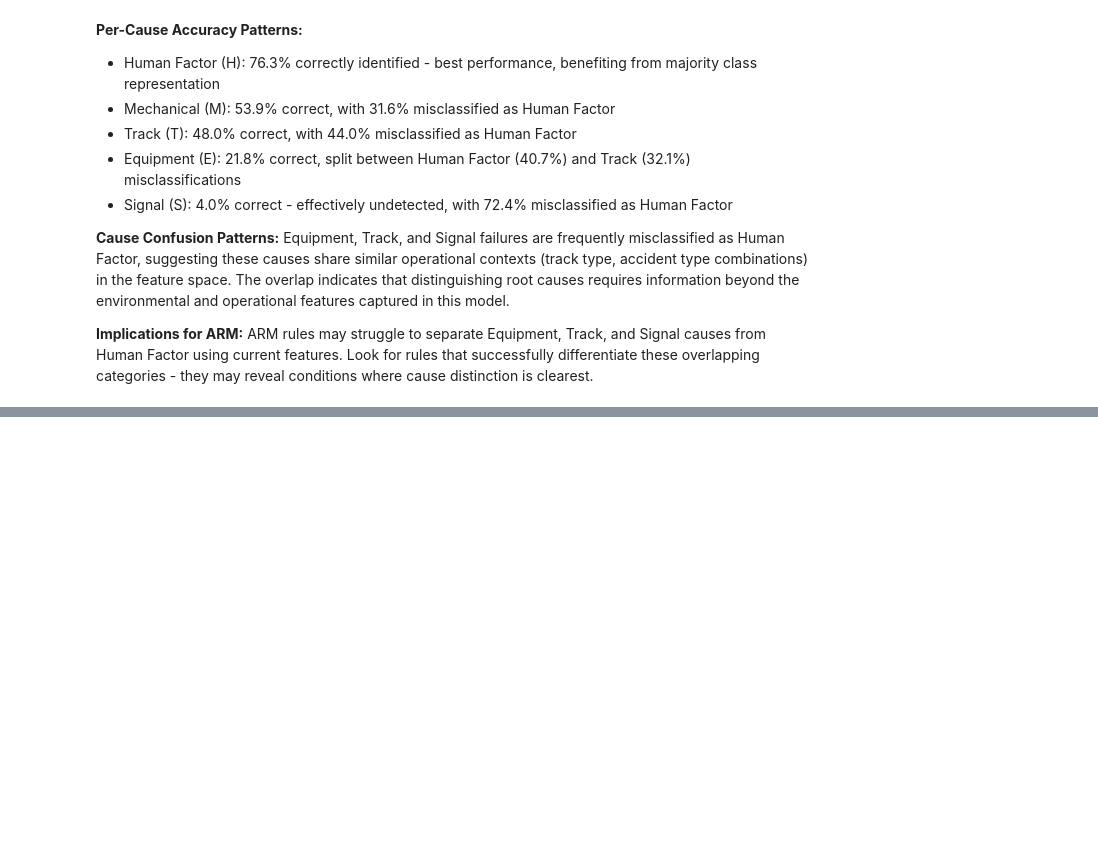
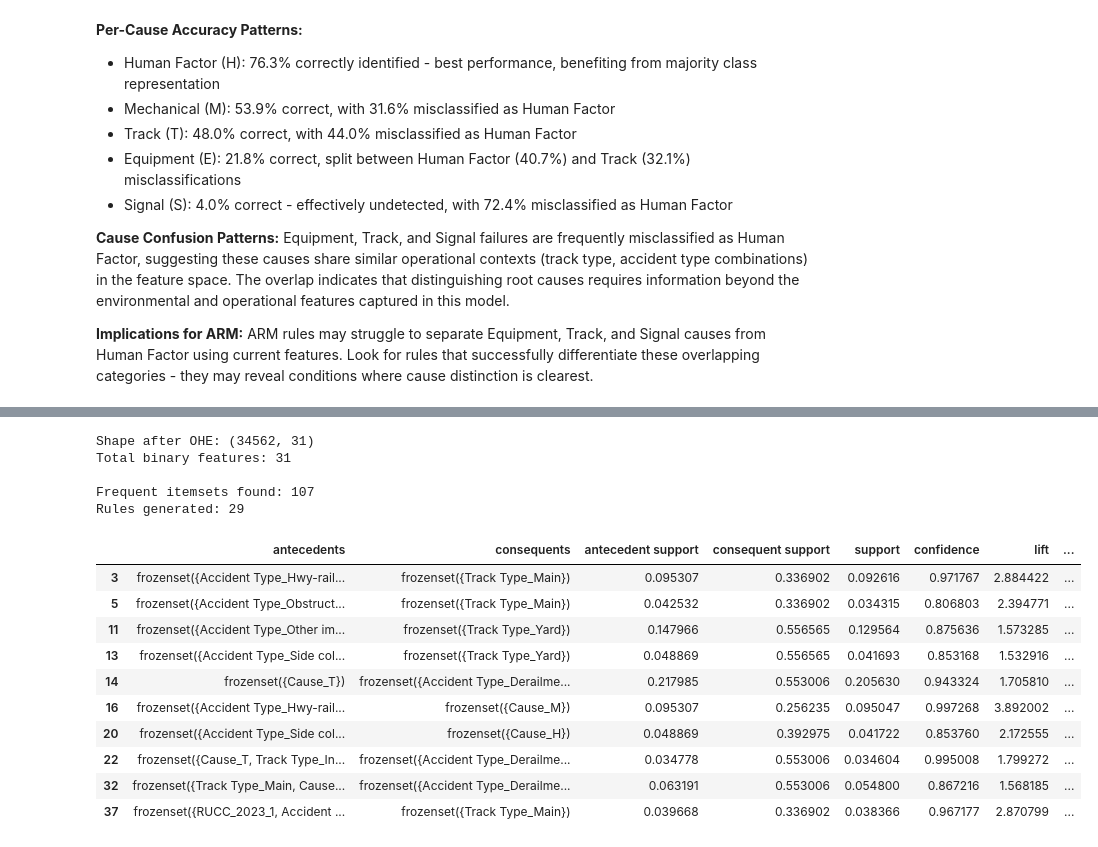
Before and after one commit to TimothyHHMai/rail-risk-census-analysis-521, a Jupyter notebook: notebooks/phase-3-arm-cba-modeling.ipynb, the cells around one changed output, grey strips where cells are left out. Saved outputs shown, nothing was run; the diff lists cells and outputs as text; code cells hidden in the pictures; blank space fills up the shorter version.

Commit message:
ARM analysis complete: 3-feature baseline, equipment comparison, 6-feature runs with high/low thresholds

```diff
--- a/notebooks/phase-3-arm-cba-modeling.ipynb
+++ b/notebooks/phase-3-arm-cba-modeling.ipynb
@@ -338,0 +373,55 @@ ARM rules may struggle to separate Equipment, Track, and Signal causes from Huma
+# %%
+import pandas as pd
+import numpy as np
+from mlxtend.frequent_patterns import apriori, association_rules
+
+df_merged = pd.read_csv("../data/processed/df_merged_features_complete.csv.zip")
+df_encoded = pd.read_csv("../data/processed/df_encoded_features_complete.csv.zip")
+
+# Select 3 features for initial ARM run
+cols_3_features = ['Track Type', 'Accident Type', 'RUCC_2023']
+
+# One-hot encode
+df_ohe_3 = pd.get_dummies(
+    df_merged[cols_3_features],
+    columns=cols_3_features,
+    dtype=int
+)
+
+# Add target variable
+df_arm_3 = pd.concat([df_ohe_3, df_merged['Cause_Category']], axis=1)
+
+# Create binary cause columns for ARM
+cause_dummies = pd.get_dummies(df_arm_3['Cause_Category'], prefix='Cause')
+df_arm_3 = pd.concat([df_arm_3.drop('Cause_Category', axis=1), cause_dummies], axis=1)
+
+print(f"Shape after OHE: {df_arm_3.shape}")
+print(f"Total binary features: {df_arm_3.shape[1]}")
+
+# Generate frequent itemsets
+frequent_itemsets_3 = apriori(df_arm_3, min_support=0.03, use_colnames=True)
+print(f"\nFrequent itemsets found: {len(frequent_itemsets_3)}")
+
+# Generate association rules
+rules_3 = association_rules(frequent_itemsets_3, metric='lift', min_threshold=1.5)
+rules_3 = rules_3[rules_3['confidence'] >= 0.65]
+
+print(f"Rules generated: {len(rules_3)}")
+rules_3.head(10)
+# %% [output]
+Shape after OHE: (34562, 31)
+Total binary features: 31
+
+Frequent itemsets found: 107
+Rules generated: 29
+|  | antecedents | consequents | antecedent support | consequent support | support | confidence | lift | ... |
+| 3 | frozenset({Accident Type_Hwy-rail... | frozenset({Track Type_Main}) | 0.095307 | 0.336902 | 0.092616 | 0.971767 | 2.884422 | ... |
+| 5 | frozenset({Accident Type_Obstruct... | frozenset({Track Type_Main}) | 0.042532 | 0.336902 | 0.034315 | 0.806803 | 2.394771 | ... |
+| 11 | frozenset({Accident Type_Other im... | frozenset({Track Type_Yard}) | 0.147966 | 0.556565 | 0.129564 | 0.875636 | 1.573285 | ... |
+| 13 | frozenset({Accident Type_Side col... | frozenset({Track Type_Yard}) | 0.048869 | 0.556565 | 0.041693 | 0.853168 | 1.532916 | ... |
+| 14 | frozenset({Cause_T}) | frozenset({Accident Type_Derailme... | 0.217985 | 0.553006 | 0.205630 | 0.943324 | 1.705810 | ... |
+| 16 | frozenset({Accident Type_Hwy-rail... | frozenset({Cause_M}) | 0.095307 | 0.256235 | 0.095047 | 0.997268 | 3.892002 | ... |
+| 20 | frozenset({Accident Type_Side col... | frozenset({Cause_H}) | 0.048869 | 0.392975 | 0.041722 | 0.853760 | 2.172555 | ... |
+| 22 | frozenset({Cause_T, Track Type_In... | frozenset({Accident Type_Derailme... | 0.034778 | 0.553006 | 0.034604 | 0.995008 | 1.799272 | ... |
+| 32 | frozenset({Track Type_Main, Cause... | frozenset({Accident Type_Derailme... | 0.063191 | 0.553006 | 0.054800 | 0.867216 | 1.568185 | ... |
+| 37 | frozenset({RUCC_2023_1, Accident ... | frozenset({Track Type_Main}) | 0.039668 | 0.336902 | 0.038366 | 0.967177 | 2.870799 | ... |
```
Also changed, not shown: parts of 11 cells of this notebook, 1 other file.
